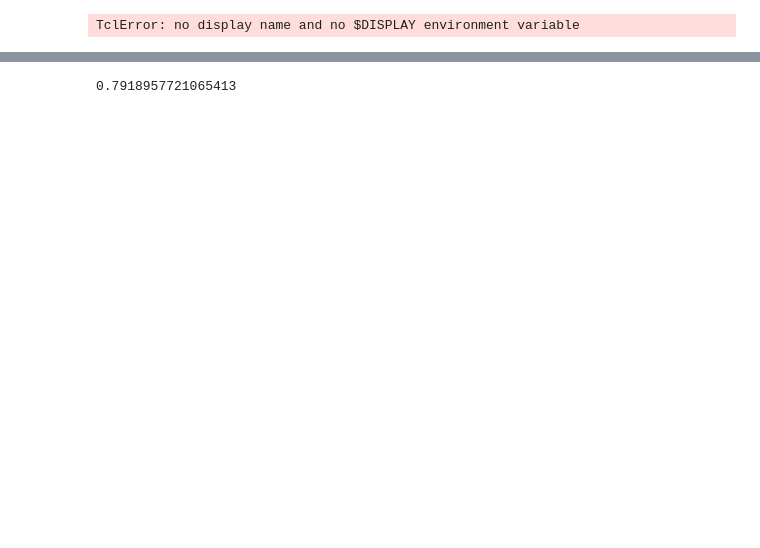
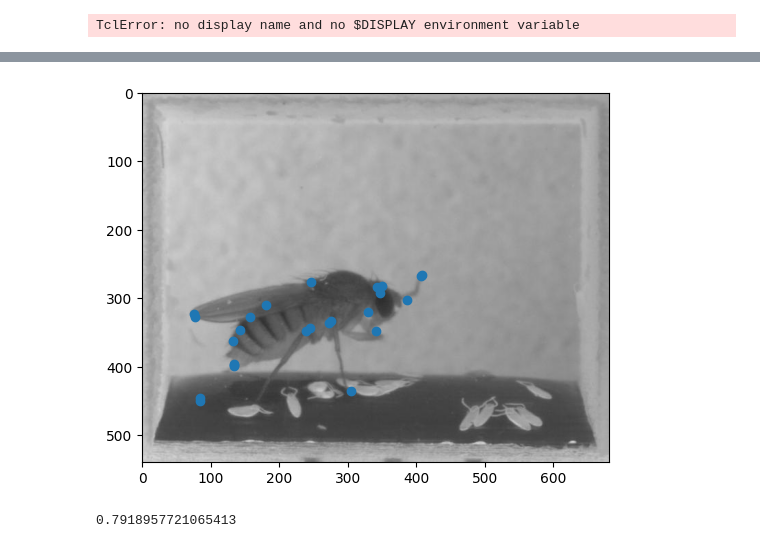
Before and after one commit to DeepLabCutAIResidency/DLC_AI2024, a Jupyter notebook: DeepLabCut-live/test.ipynb, the cells around one changed output, grey strips where cells are left out. Cells and saved outputs as stored; diff of their text form; code cells hidden in the pictures; blank space fills up the shorter version.

```diff
--- a/DeepLabCut-live/test.ipynb
+++ b/DeepLabCut-live/test.ipynb
@@ -14,16 +15,17 @@ DLC loaded in light mode; you cannot use any GUI (labeling, relabeling and stand
 dlc_proc = Processor()
 #Dikra
 dlc_live = DLCLive(pytorch_cfg="/media1/data/dikra/fly-kevin", processor=dlc_proc, snapshot='/media1/data/dikra/fly-kevin/snapshot-100.pt', model_type='onnx')
-img = cv2.imread("/media1/data/dikra/fly-kevin/img001.png")
-img = img / 255.0
-img = np.array(img, dtype=np.float32)
-img = img.reshape(1, 3, 540, 682)
+img = cv2.imread("/media1/data/dikra/fly-kevin/img022.png")
+img = torch.Tensor(img).permute(2,0,1)
+img = img.reshape(1, img.shape[0], img.shape[1], img.shape[2])
+print(img.dtype)
+
 
 # Anna
 # dlc_live = DLCLive(pytorch_cfg="/Users/annastuckert/Documents/DLC_AI_Residency/DLC_AI2024/DeepLabCut-live/Ventral_gait_model/train", processor=dlc_proc, snapshot='/Users/annastuckert/Documents/DLC_AI_Residency/DLC_AI2024/DeepLabCut-live/Ventral_gait_model/train/snapshot-263.pt')
 # dlc_live = DLCLive("/Users/annastuckert/Documents/DLC_AI_Residency/DLC_AI2024/DeepLabCut-live/exported DLC model for dlc-live/DLC_dev-single-animal_resnet_50_iteration-1_shuffle-1", processor=dlc_proc)
 # img = cv2.imread("/Users/annastuckert/Documents/DLC_AI_Residency/DLC_AI2024/DeepLabCut-live/exported DLC model for dlc-live/img049.png")
 
-pose = dlc_live.init_inference(frame=img)
-pose
+onnx_pose = dlc_live.init_inference(frame=img)
+onnx_pose
 # %% [output]
@@ -139,3 +203,13 @@ TclError: no display name and no $DISPLAY environment variable
+# %%
+import matplotlib.pyplot as plt
+onnx_pose = onnx_pose.squeeze()
+img = cv2.imread("/media1/data/dikra/fly-kevin/img022.png")
+
+plt.figure()
+plt.imshow(img)
+scatter = plt.scatter(onnx_pose[:,0], onnx_pose[:,1])
+# %% [output]
+[figure, added]
 # %%
 display.destroy()
 # %%
```
Also changed, not shown: parts of 14 cells of this notebook, 2 other files.
